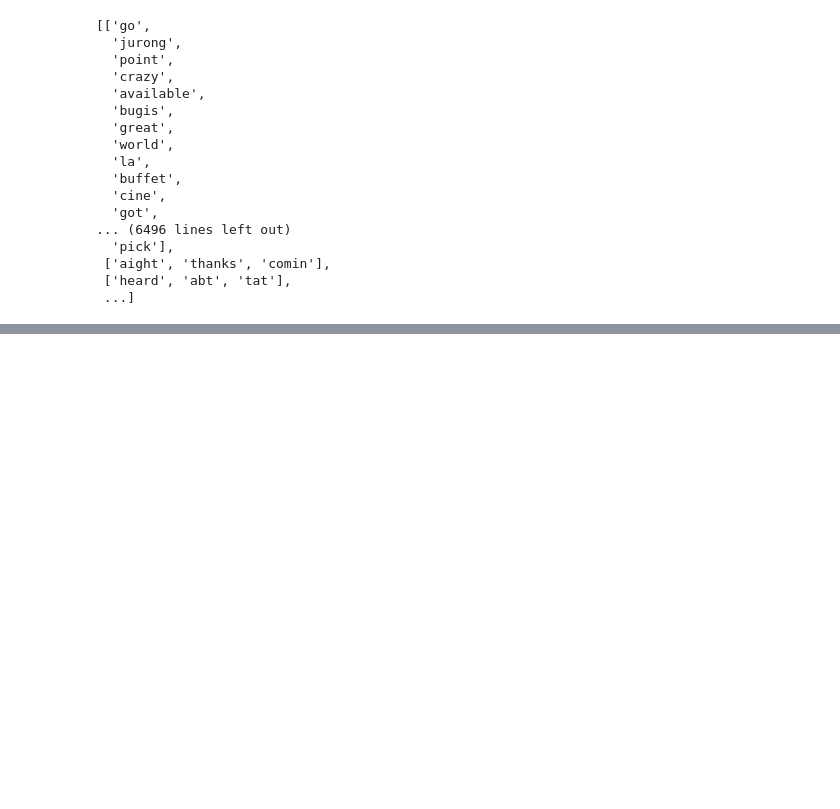
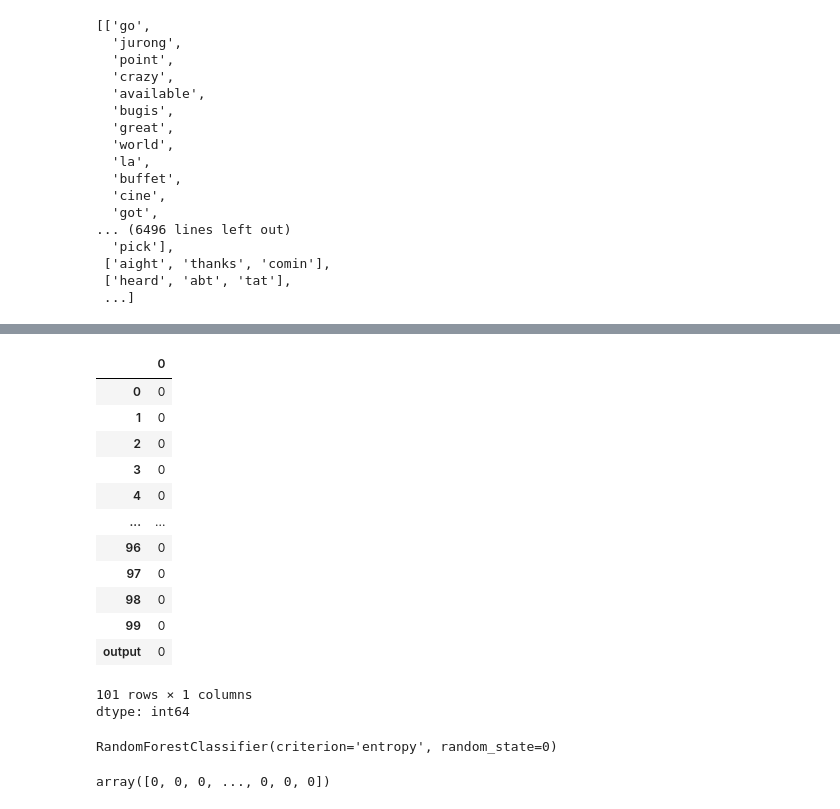
Before and after one commit to tasnim-shamsuddin/NLP, a Jupyter notebook: word2vec.ipynb, the cells around one changed output, grey strips where cells are left out. Saved outputs shown, nothing was run; the diff lists cells and outputs as text; code cells hidden in the pictures; blank space fills up the shorter version.

```diff
--- a/word2vec.ipynb
+++ b/word2vec.ipynb
@@ -153,0 +303,9 @@ words
+# %%
+messages['clean_text'] = corpus
+
+messages = messages[messages['clean_text'].str.strip() != ""]
+# %%
+corpus = messages['clean_text'].tolist()
+
+messages['label'] = messages['label'].map({'ham': 0, 'spam': 1})
+y = messages['label'].values
@@ -153,0 +335,19 @@ words
+# %%
+df['output']=y
+# %%
+df.isnull().sum()
+# %% [output]
+|  | 0 |
+| 0 | 0 |
+| 1 | 0 |
+| 2 | 0 |
+| 3 | 0 |
+| 4 | 0 |
+| ... | ... |
+| 96 | 0 |
+| 97 | 0 |
+| 98 | 0 |
+| 99 | 0 |
+| output | 0 |
+101 rows × 1 columns
+dtype: int64
@@ -153,0 +362,8 @@ words
+# %%
+classifier.fit(X_train,y_train)
+# %% [output]
+RandomForestClassifier(criterion='entropy', random_state=0)
+# %%
+classifier.predict(X_test)
+# %% [output]
+array([0, 0, 0, ..., 0, 0, 0])
```
Also changed, not shown: parts of 34 cells of this notebook.
